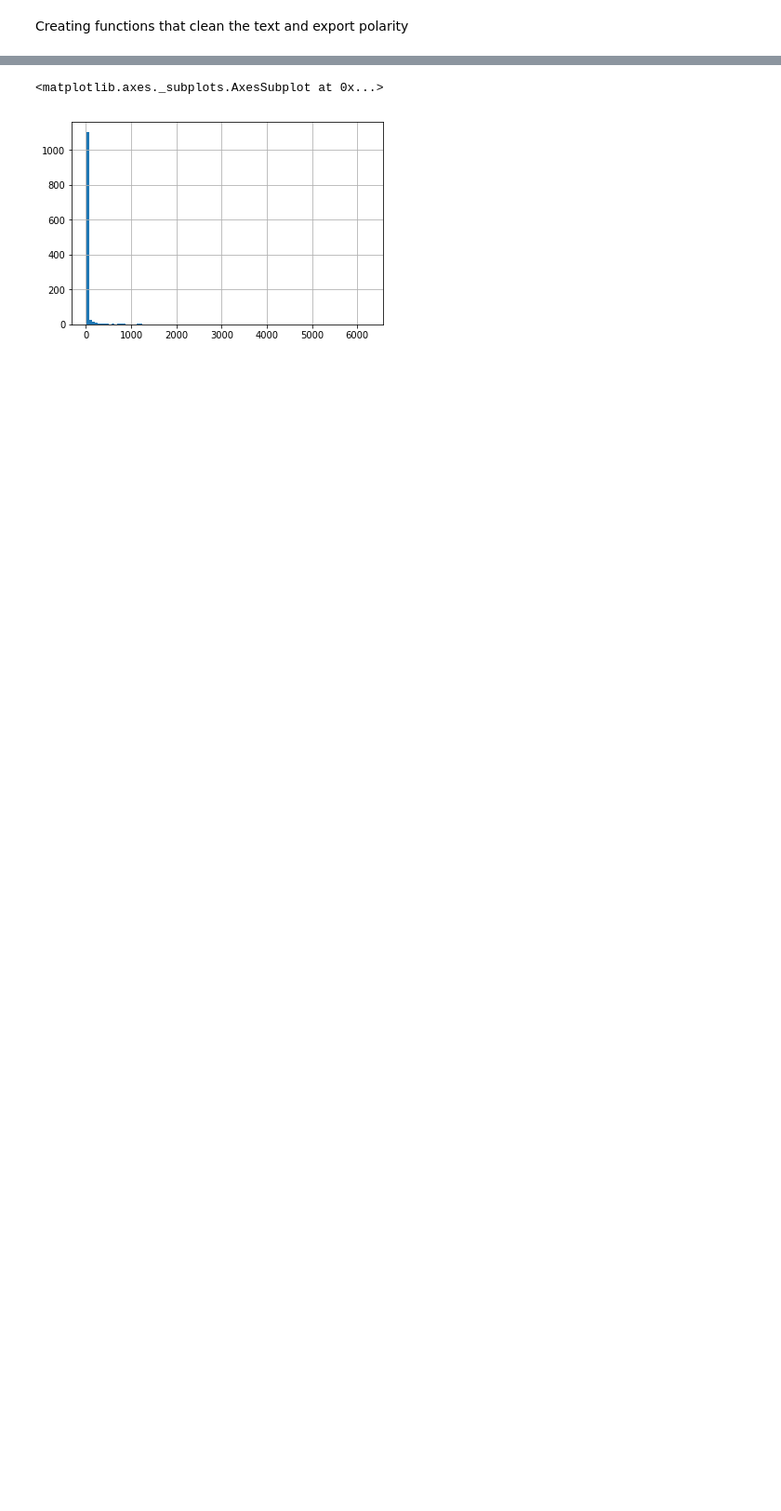
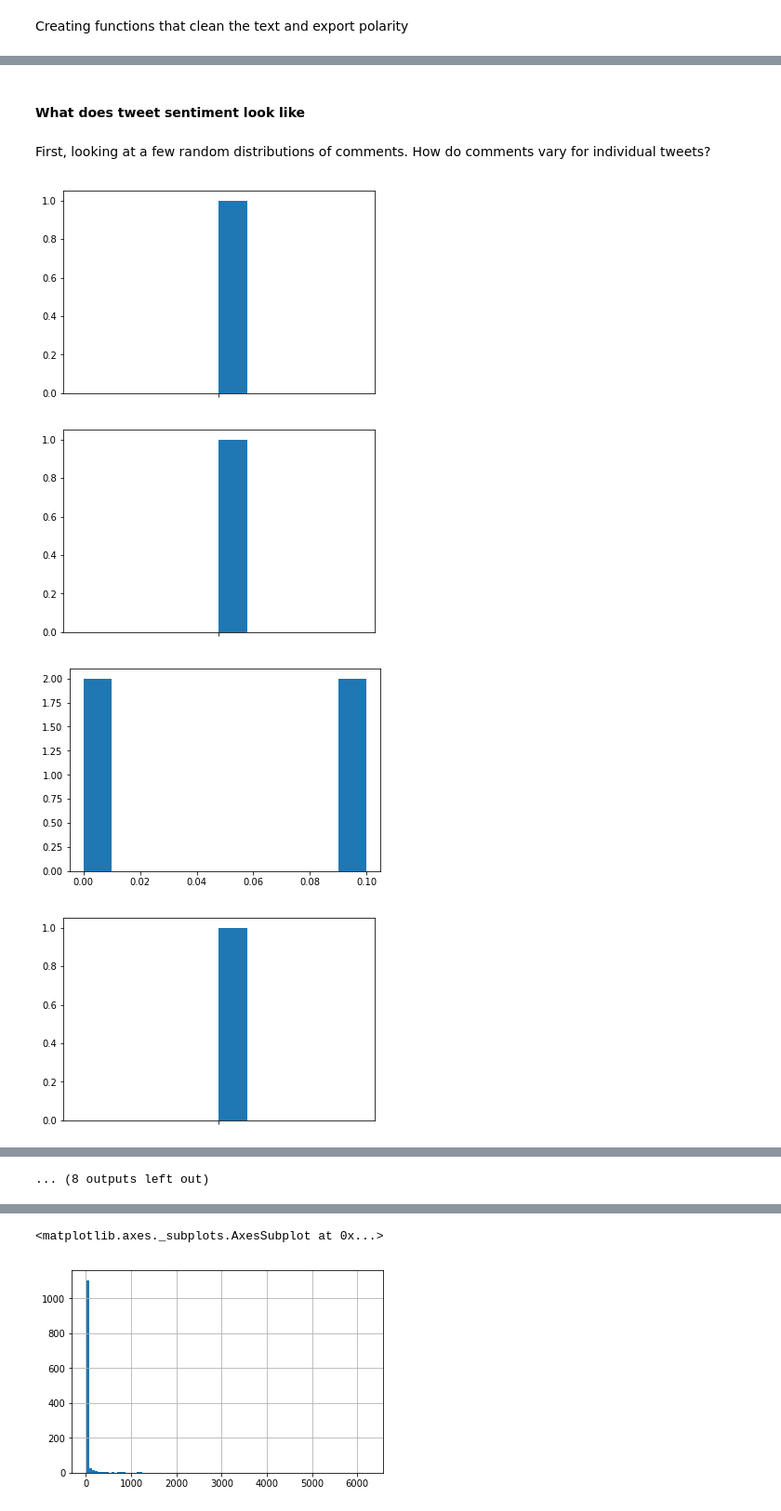
Before and after one commit to jmoorebyu/213_finalproject, a Jupyter notebook: Project Workbook.ipynb, the cells around one changed output, grey strips where cells are left out. Shown at 93% size. Drawn from its saved outputs; the diff is of its cells as text; code cells hidden in the pictures; blank space fills up the shorter version.

```diff
--- a/Project Workbook.ipynb
+++ b/Project Workbook.ipynb
@@ -75,0 +440,15 @@ See the caveats in the documentation: http://pandas.pydata.org/pandas-docs/stabl
+# %% [markdown]
+#### What does tweet sentiment look like
+# %% [markdown]
+First, looking at a few random distributions of comments. How do comments vary for individual tweets?
+# %%
+seeds = np.random.randint(len(alltweets['Sent_dists']),size=20)
+
+for x in seeds:
+    plt.figure()
+    plt.hist(alltweets['Sent_dists'][x]) #may want to update number of bins
+# %% [output]
+[figure, added]
+[figure, added]
+[figure, added]
+[figure, added]
@@ -75,0 +463 @@ See the caveats in the documentation: http://pandas.pydata.org/pandas-docs/stabl
+... (8 outputs left out)
```
Also changed, not shown: parts of 67 cells of this notebook.
